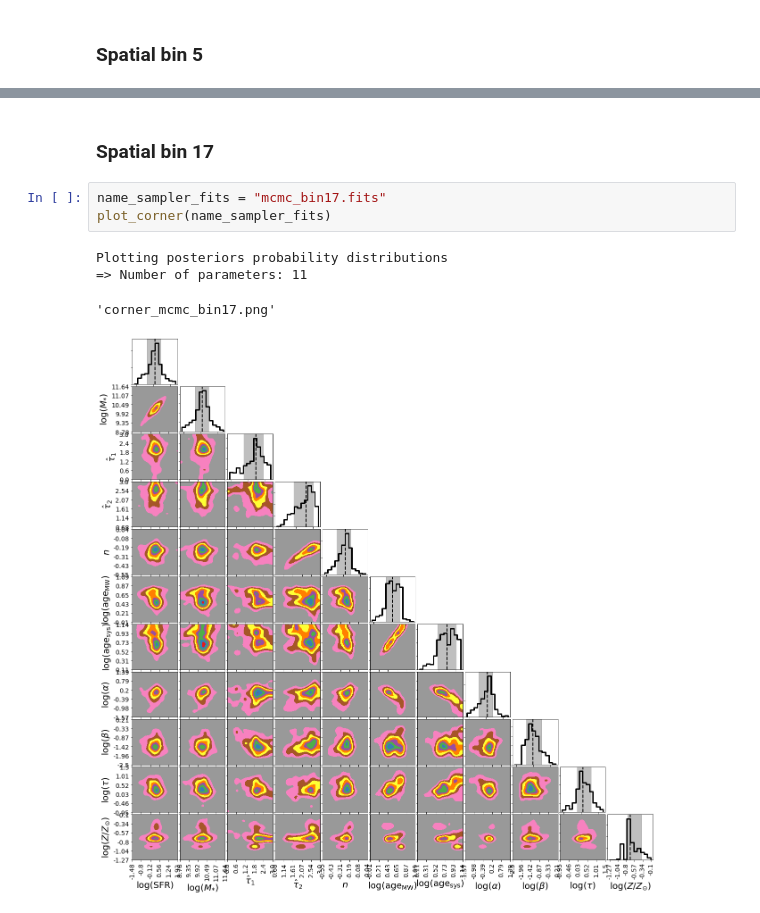
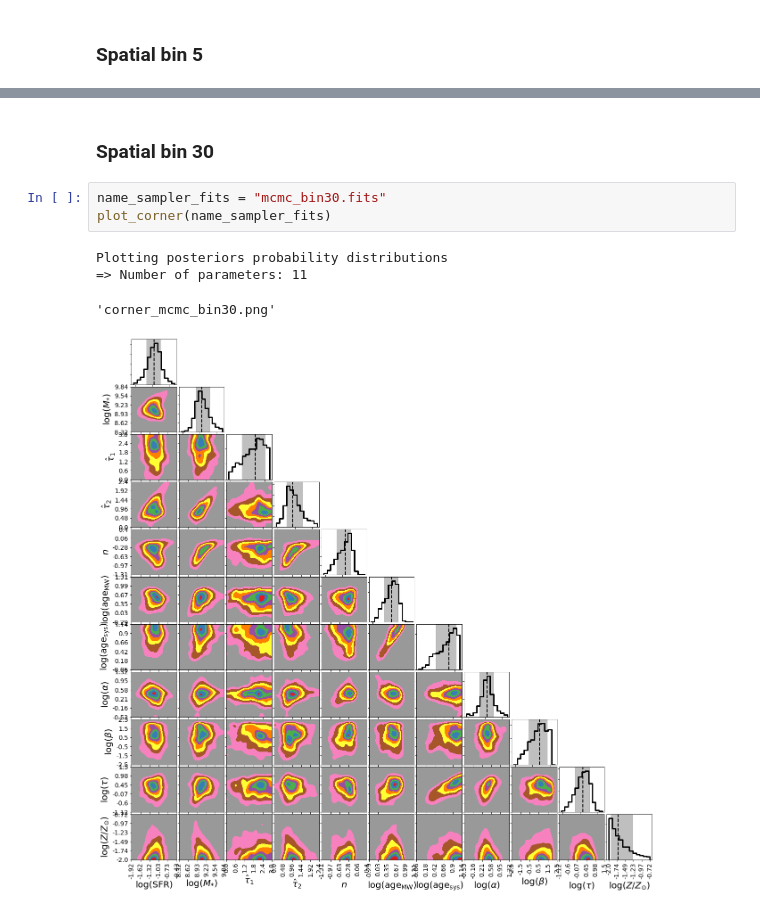
Before and after one commit to aabdurrouf/piXedfit, a Jupyter notebook: examples/FUVtoNIR_CALIFA/Step6_SEDfitting.ipynb, the cells around one changed output, grey strips where cells are left out. Drawn from its saved outputs; the diff is of its cells as text.

```diff
--- a/examples/FUVtoNIR_CALIFA/Step6_SEDfitting.ipynb
+++ b/examples/FUVtoNIR_CALIFA/Step6_SEDfitting.ipynb
@@ -171,11 +250,11 @@ plot_SED(name_sampler_fits, loc_legend=3, decompose=0)
 # %% [markdown]
-### Spatial bin 17
+### Spatial bin 30
 # %%
-name_sampler_fits = "mcmc_bin17.fits"
+name_sampler_fits = "mcmc_bin30.fits"
 plot_corner(name_sampler_fits)
 # %% [output]
 Plotting posteriors probability distributions
 => Number of parameters: 11
-'corner_mcmc_bin17.png'
+'corner_mcmc_bin30.png'
-[figure, old version]
+[figure, new version]
 # %%
```
Also changed, not shown: parts of 27 cells of this notebook, 2 other files.
